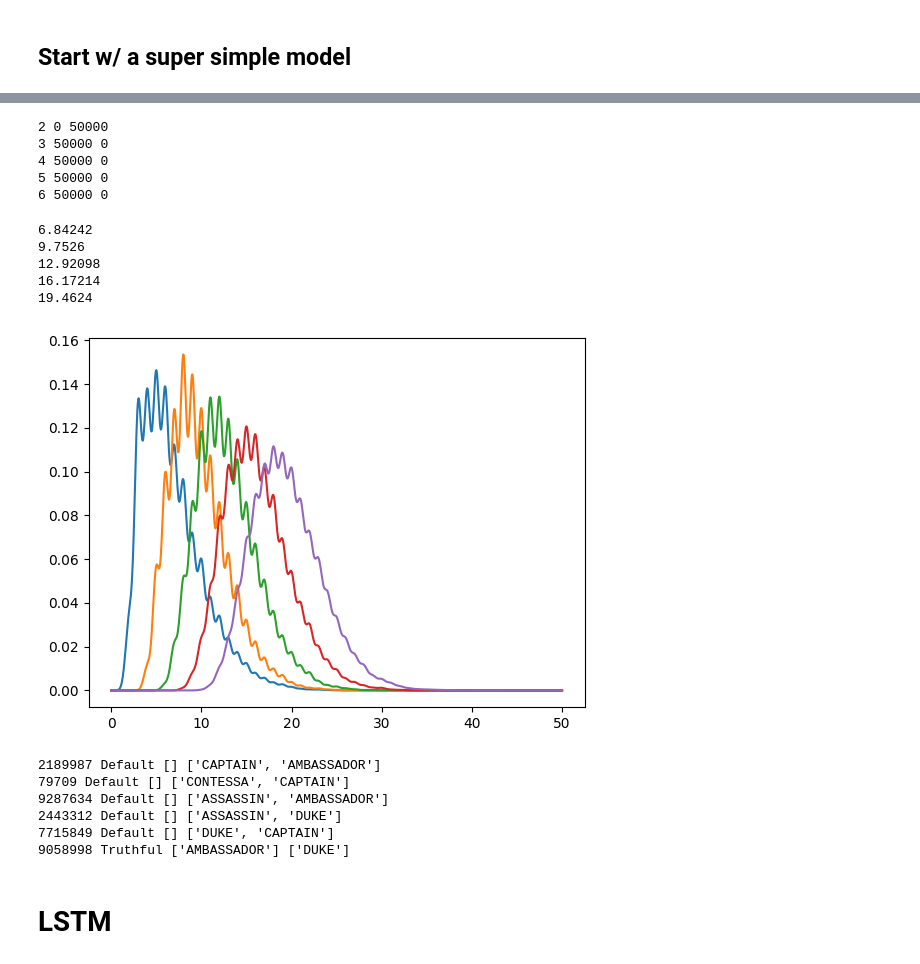
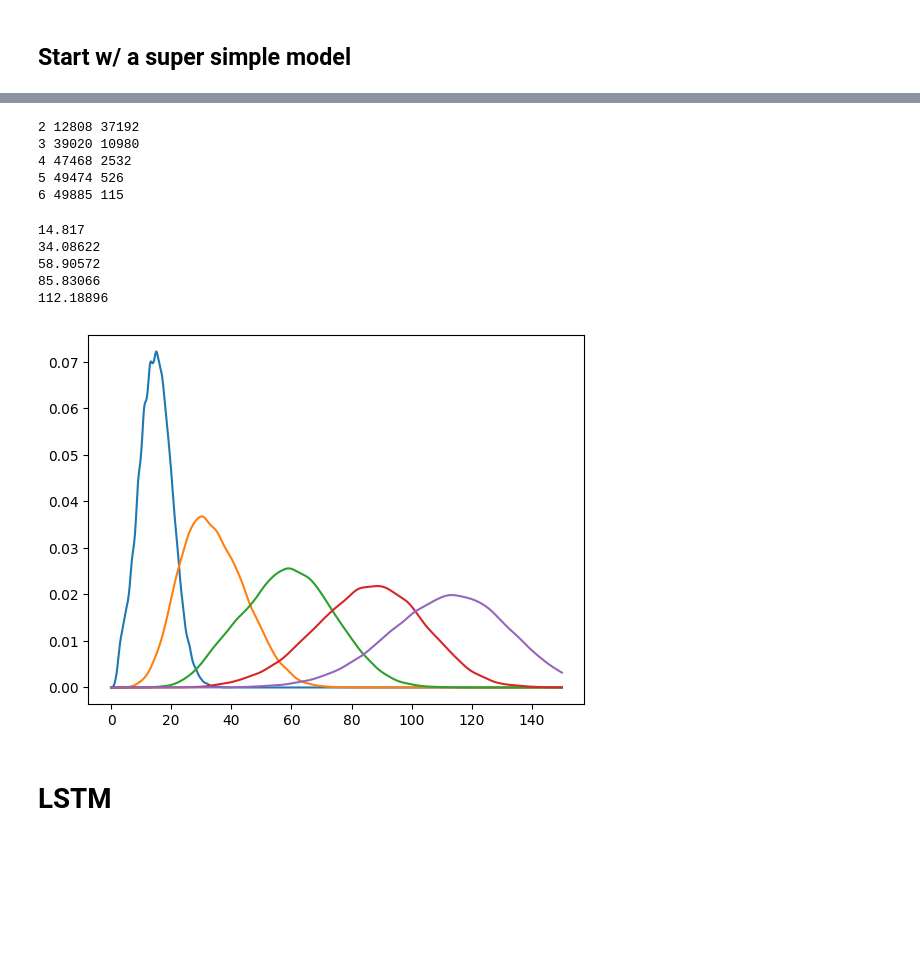
Before and after one commit to tyler-a-cox/coup, a Jupyter notebook: notebooks/coup_playground.ipynb, the cells around one changed output, grey strips where cells are left out. Saved outputs shown, nothing was run; the diff lists cells and outputs as text; code cells hidden in the pictures; blank space fills up the shorter version.

```diff
--- a/notebooks/coup_playground.ipynb
+++ b/notebooks/coup_playground.ipynb
@@ -236,7 +236,7 @@ winners = {}
 for n_players in range(2, 7):
     num_turns[n_players] = []
     winners[n_players] = []
-    player_types = [Player] * (n_players - 1) + [TruthfulPlayer]
+    player_types = [Player] + [TruthfulPlayer] * (n_players - 1)
     for i in tqdm.tqdm(range(50000)):
         #lie_detector = np.linspace(0, 1.0, n_players)
         #np.random.shuffle(lie_detector)
@@ -245,19 +245,7 @@ for n_players in range(2, 7):
         arena = Arena(n_players=n_players, player_types=player_types, lie_detector=[1.0] * n_players)
         for k in arena.players:
             if arena.players[k]._player_archetype_ == 'Truthful':
-                arena.players[k].lie_detector = 0.0
+                arena.players[k].lie_detector = 0.1
         nturns, winner = arena.simulate_game()
         num_turns[n_players].append(nturns)
         winners[n_players].append(winner)
-# %%
-n_players = 2
-player_types = [Player] + [TruthfulPlayer]
-random.shuffle(player_types)
-arena = Arena(n_players=n_players, player_types=player_types, lie_detector=[1.0] * n_players)
-for k in arena.players:
-    if arena.players[k]._player_archetype_ == 'Truthful':
-        arena.players[k].lie_detector = 0.0
-nturns, winner = arena.simulate_game()
-# %%
-for k in arena.players:
-    print (k, arena.players[k]._player_archetype_, arena.players[k].hand, arena.players[k].revealed)
@@ -288,39 +253,29 @@ arena.history
 for i in range(2, 7):
     print (i, winners[i].count('Truthful'), winners[i].count('Default'))
 # %% [output]
-2 0 50000
-3 50000 0
-4 50000 0
-5 50000 0
-6 50000 0
+2 12808 37192
+3 39020 10980
+4 47468 2532
+5 49474 526
+6 49885 115
 # %%
 from scipy import stats
 plt.figure()
-positions = np.linspace(0, 50, 1000)
+positions = np.linspace(0, 150, 1000)
 for k in num_turns:
     #plt.hist(num_turns[k], histtype='step', density=True)
     kernel = stats.gaussian_kde(num_turns[k])
     plt.plot(positions, kernel(positions))
     print (np.mean(num_turns[k]))
 
 #plt.xlim([0, 60])
 # %% [output]
-6.84242
-9.7526
-12.92098
-16.17214
-19.4624
+14.817
+34.08622
+58.90572
+85.83066
+112.18896
-[figure, old version]
+[figure, new version]
-# %%
-for k in arena.players:
-    print (k, arena.players[k]._player_archetype_, arena.players[k].hand, arena.players[k].revealed)
-# %% [output]
-2189987 Default [] ['CAPTAIN', 'AMBASSADOR']
-79709 Default [] ['CONTESSA', 'CAPTAIN']
-9287634 Default [] ['ASSASSIN', 'AMBASSADOR']
-2443312 Default [] ['ASSASSIN', 'DUKE']
-7715849 Default [] ['DUKE', 'CAPTAIN']
-9058998 Truthful ['AMBASSADOR'] ['DUKE']
 # %% [markdown]
 # LSTM
 # %%
```
Also changed, not shown: parts of 2 cells of this notebook, 1 other file.
